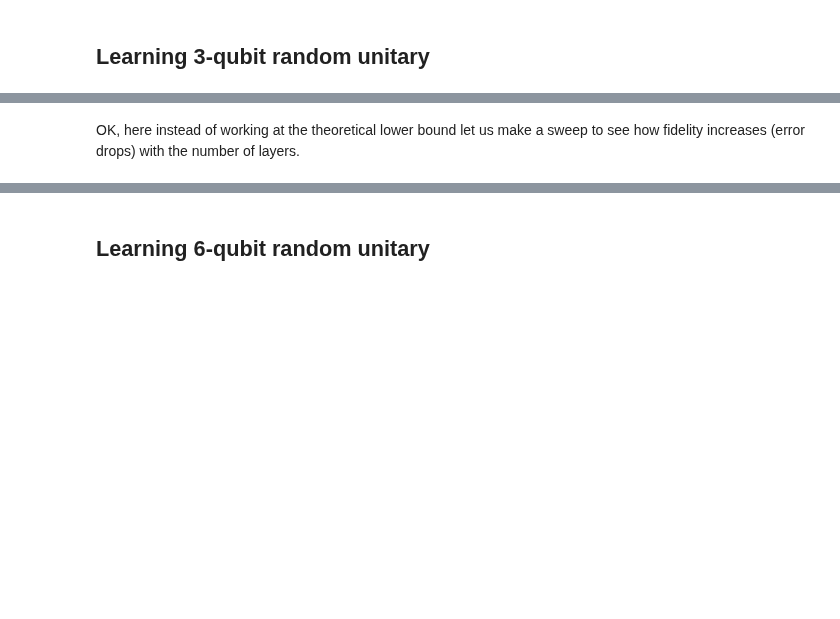
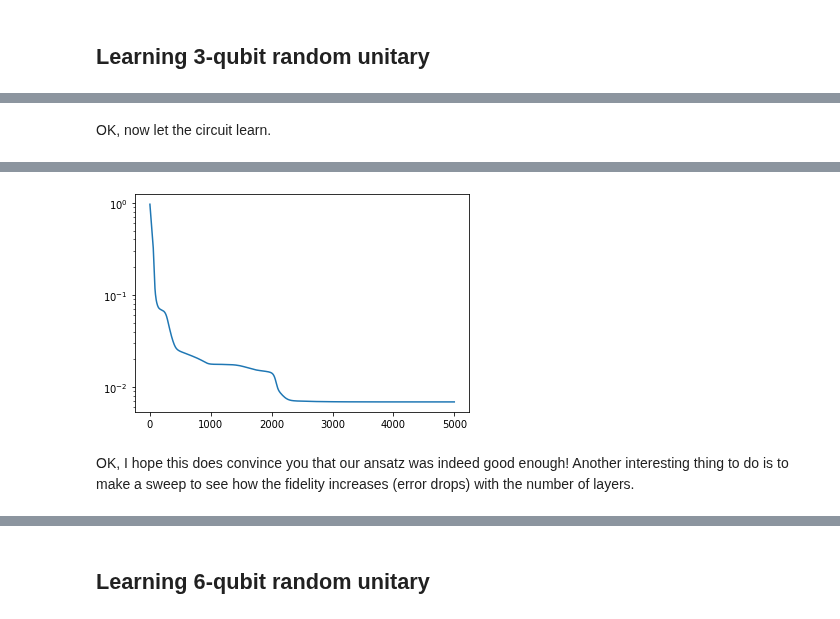
Before and after one commit to idnm/blog0, a Jupyter notebook: _notebooks/2021-12-09-Machine learning compilation of quantum circuits -- experiments.ipynb, the cells around one changed output, grey strips where cells are left out. Drawn from its saved outputs; the diff is of its cells as text; code cells hidden in the pictures; blank space fills up the shorter version.

```diff
--- a/_notebooks/2021-12-09-Machine learning compilation of quantum circuits -- experiments.ipynb
+++ b/_notebooks/2021-12-09-Machine learning compilation of quantum circuits -- experiments.ipynb
@@ -554,0 +765,11 @@ You can try various experiments here: changing gate type from `cz` to `cx` (shou
+# %% [markdown]
+OK, now let the circuit learn.
+# %%
+%%time
+
+u_target = unitary_group.rvs(2**num_qubits, random_state=0)
+angles_history, loss_history = anz.learn(u_target)
+
+plt.plot(loss_history)
+plt.yscale('log')
+# %% [output]
@@ -555,5 +778,6 @@ You can try various experiments here: changing gate type from `cz` to `cx` (shou
+[figure, added]
 # %% [markdown]
-OK, here instead of working at the theoretical lower bound let us make a sweep to see how fidelity increases (error drops) with the number of layers.
+OK, I hope this does convince you that our ansatz was indeed good enough! Another interesting thing to do is to make a sweep to see how the fidelity increases (error drops) with the number of layers.
 # %%
 %%time
 
```
Also changed, not shown: parts of 79 cells of this notebook, 3 other files.
